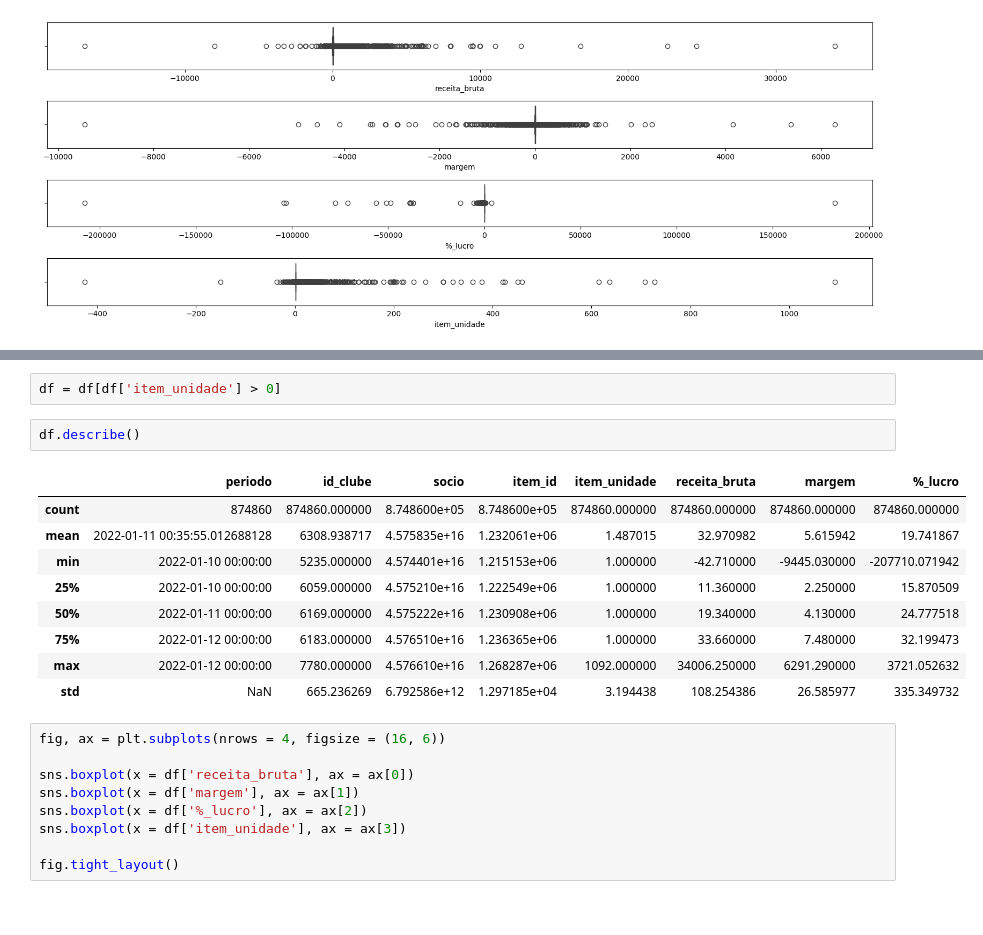
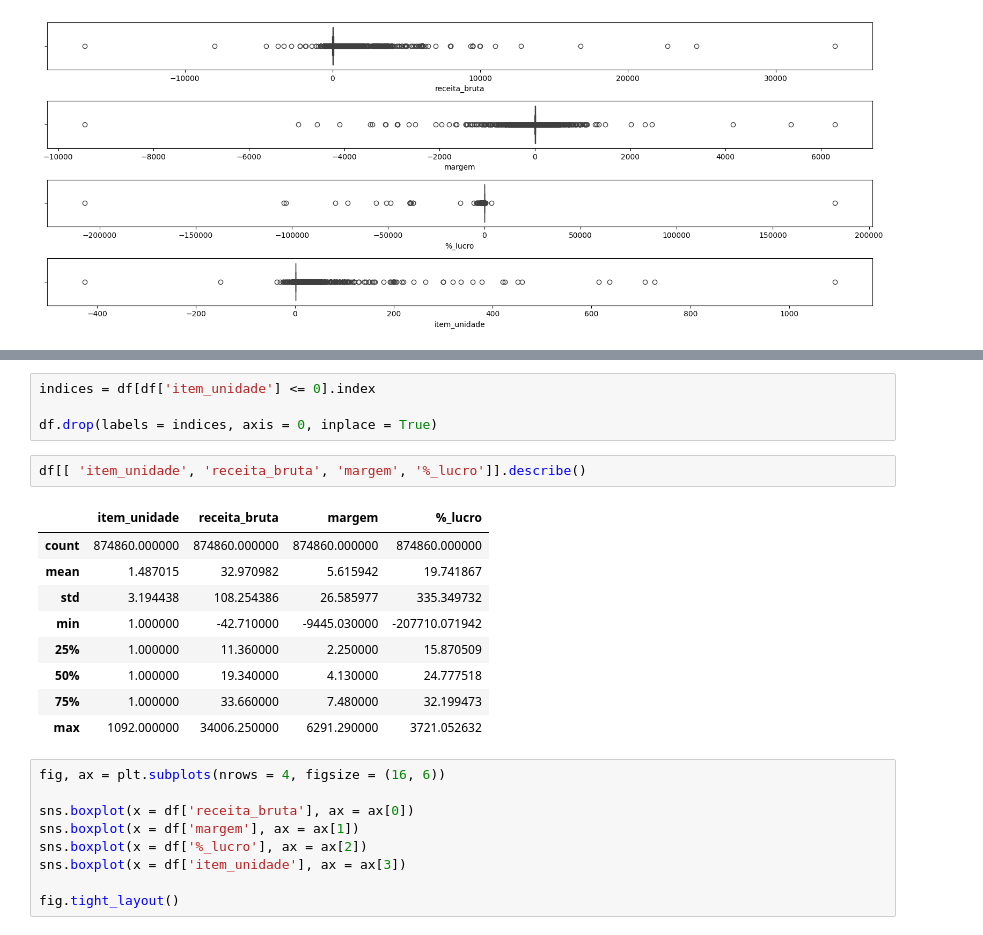
Before and after one commit to rafaelfabri/case, a Jupyter notebook: notebooks/parte_1_analytics.ipynb, the cells around one changed output, grey strips where cells are left out. Cells and saved outputs as stored; diff of their text form.

```diff
--- a/notebooks/parte_1_analytics.ipynb
+++ b/notebooks/parte_1_analytics.ipynb
@@ -106,17 +197,19 @@ qtd de items negativos 1156 representa 0.132 % do total
 # %%
-df = df[df['item_unidade'] > 0]
+indices = df[df['item_unidade'] <= 0].index
+
+df.drop(labels = indices, axis = 0, inplace = True)
 # %%
-df.describe()
+df[[ 'item_unidade', 'receita_bruta', 'margem', '%_lucro']].describe()
 # %% [output]
-|  | periodo | id_clube | socio | item_id | item_unidade | receita_bruta | margem | %_lucro |
-| count | 874860 | 874860.000000 | 8.748600e+05 | 8.748600e+05 | 874860.000000 | 874860.000000 | 874860.000000 | 874860.000000 |
-| mean | 2022-01-11 00:35:55.012688128 | 6308.938717 | 4.575835e+16 | 1.232061e+06 | 1.487015 | 32.970982 | 5.615942 | 19.741867 |
-| min | 2022-01-10 00:00:00 | 5235.000000 | 4.574401e+16 | 1.215153e+06 | 1.000000 | -42.710000 | -9445.030000 | -207710.071942 |
-| 25% | 2022-01-10 00:00:00 | 6059.000000 | 4.575210e+16 | 1.222549e+06 | 1.000000 | 11.360000 | 2.250000 | 15.870509 |
-| 50% | 2022-01-11 00:00:00 | 6169.000000 | 4.575222e+16 | 1.230908e+06 | 1.000000 | 19.340000 | 4.130000 | 24.777518 |
-| 75% | 2022-01-12 00:00:00 | 6183.000000 | 4.576510e+16 | 1.236365e+06 | 1.000000 | 33.660000 | 7.480000 | 32.199473 |
-| max | 2022-01-12 00:00:00 | 7780.000000 | 4.576610e+16 | 1.268287e+06 | 1092.000000 | 34006.250000 | 6291.290000 | 3721.052632 |
-| std | NaN | 665.236269 | 6.792586e+12 | 1.297185e+04 | 3.194438 | 108.254386 | 26.585977 | 335.349732 |
+|  | item_unidade | receita_bruta | margem | %_lucro |
+| count | 874860.000000 | 874860.000000 | 874860.000000 | 874860.000000 |
+| mean | 1.487015 | 32.970982 | 5.615942 | 19.741867 |
+| std | 3.194438 | 108.254386 | 26.585977 | 335.349732 |
+| min | 1.000000 | -42.710000 | -9445.030000 | -207710.071942 |
+| 25% | 1.000000 | 11.360000 | 2.250000 | 15.870509 |
+| 50% | 1.000000 | 19.340000 | 4.130000 | 24.777518 |
+| 75% | 1.000000 | 33.660000 | 7.480000 | 32.199473 |
+| max | 1092.000000 | 34006.250000 | 6291.290000 | 3721.052632 |
 # %%
 fig, ax = plt.subplots(nrows = 4, figsize = (16, 6))
 
```
Also changed, not shown: parts of 49 cells of this notebook.
